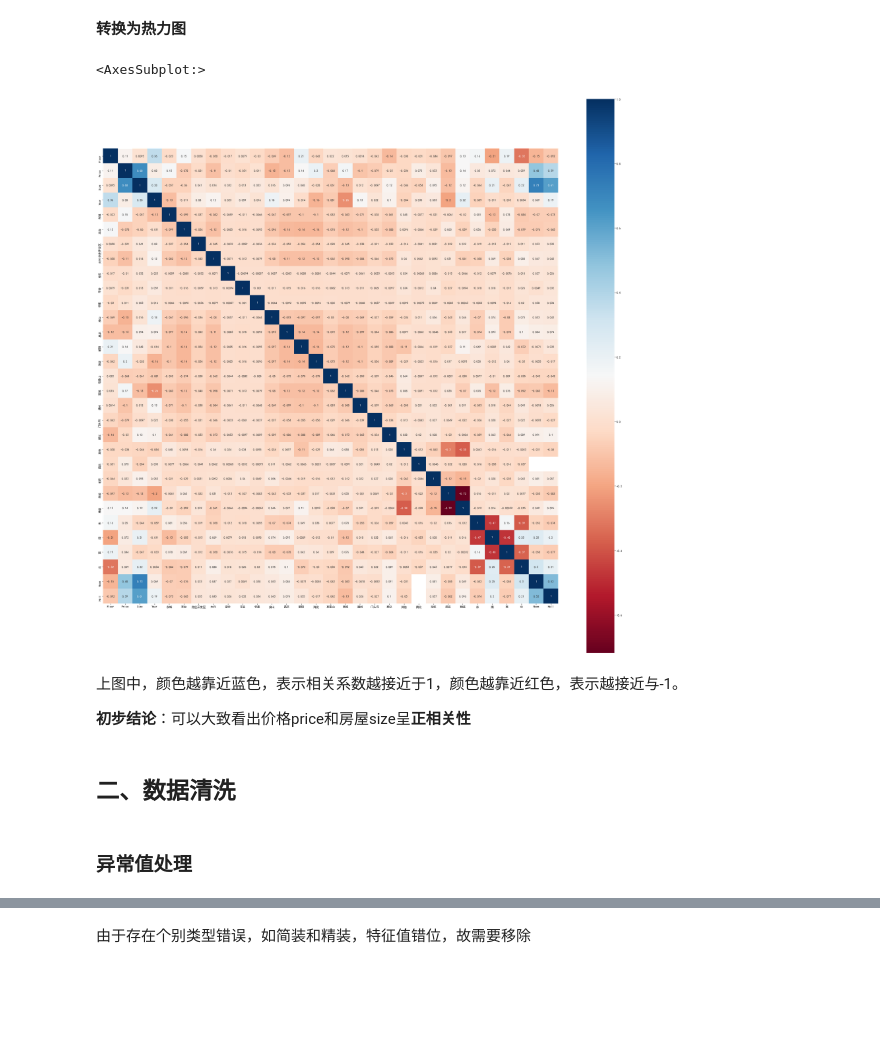
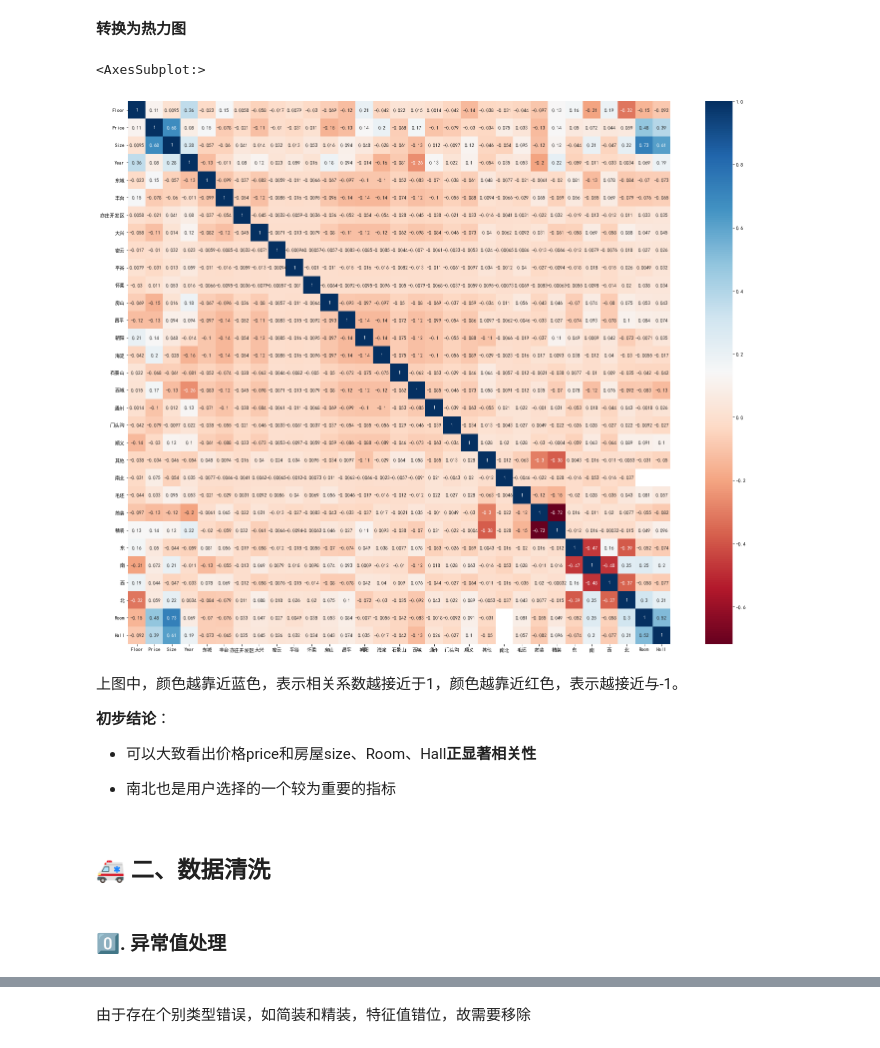
Before and after one commit to YoungErm/house_predict, a Jupyter notebook: note/try.ipynb, the cells around one changed output, grey strips where cells are left out. Saved outputs shown, nothing was run; the diff lists cells and outputs as text; code cells hidden in the pictures; blank space fills up the shorter version.

```diff
--- a/note/try.ipynb
+++ b/note/try.ipynb
@@ -124,3 +140,18 @@ data.head(5)
+# %%
+for i in range(len(data["Layout"])):
+    str_layout = data.at[i,"Layout"]
+    if "室" in str_layout:
+        temp = str_layout.split("室")
+        data.at[i,"Room"] = int(temp[0])
+        if "厅" in str_layout:
+            tmp = temp[1].split("厅")
+            data.at[i,"Hall"] = int(tmp[0])
+    elif "房间" in str_layout:
+        temp = str_layout.split("房间")
+        data.at[i,"Room"] = int(temp[0])
+        if "厅" in str_layout:
+            tmp = temp[1].split("厅")
+            data.at[i,"Hall"] = int(tmp[0])
 # %%
 for i in range(len(data["Layout"])):
     str_layout = data.at[i,"Layout"]
@@ -174,6 +204,6 @@ memory usage: 2.8+ MB
 # %%
-# 查看相关性
-data_corr = data.corr()
+# 查看相关性 本例使用的是pearson相关系数
+data_corr = data.corr(method="pearson")
 data_corr
 # %% [output]
 |  | Floor | Price | Size | Year | 东城 | 丰台 | 亦庄开发区 | 大兴 | 密云 | 平谷 | ... | ... |
@@ -197,16 +227,20 @@ data_corr
 # %% [markdown]
 **转换为热力图**
 # %%
-plt.figure(figsize=(35, 35))
+plt.figure(figsize=(25, 20))
 sns.heatmap(data_corr, square=True,cmap='RdBu',annot=True)
 # %% [output]
 <AxesSubplot:>
-[figure, old version]
+[figure, new version]
 # %% [markdown]
 上图中，颜色越靠近蓝色，表示相关系数越接近于1，颜色越靠近红色，表示越接近与-1。
 
-**初步结论**：可以大致看出价格price和房屋size呈**正相关性**
+**初步结论**：
+
+- 可以大致看出价格price和房屋size、Room、Hall**正显著相关性**
+
+- 南北也是用户选择的一个较为重要的指标
 # %% [markdown]
-## **二、数据清洗**
+## 🚑 **二、数据清洗**
 # %% [markdown]
-### 异常值处理
+### 0️⃣. 异常值处理
```
Also changed, not shown: parts of 60 cells of this notebook, 28 other files.
